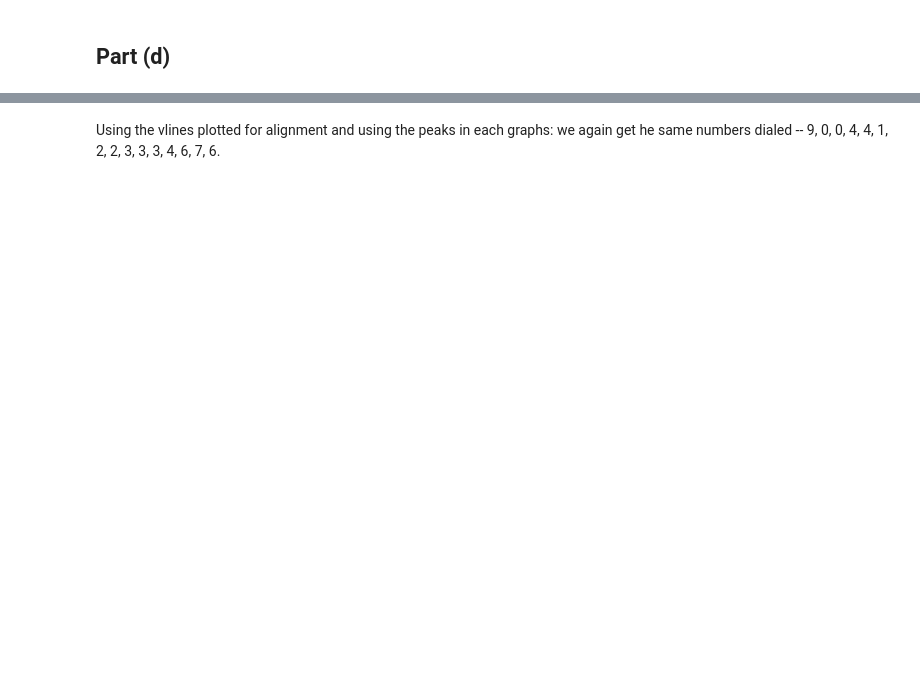
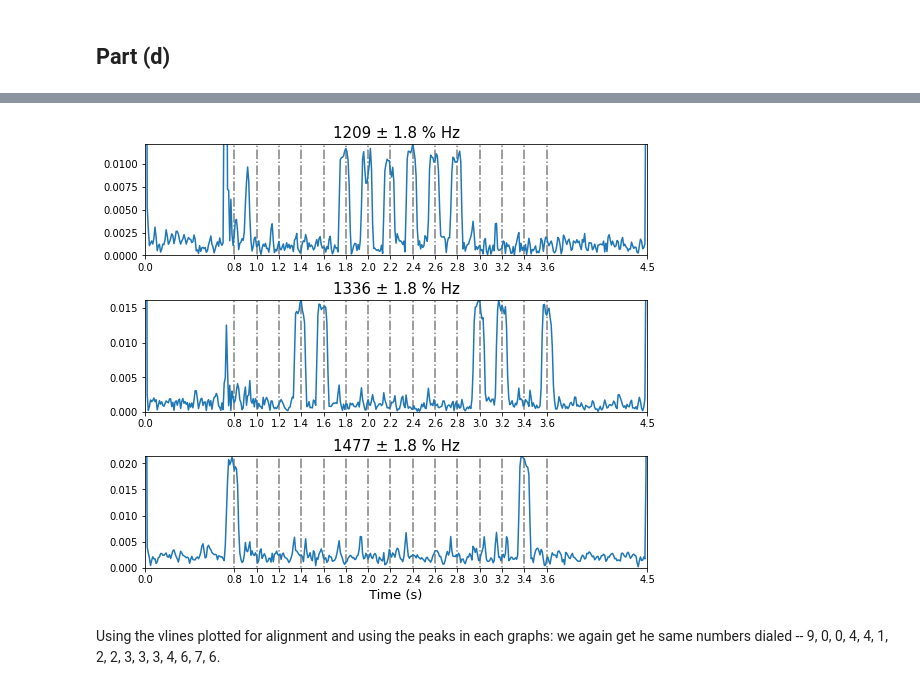
Before and after one commit to DasAnish/DSP_assignments, a Jupyter notebook: ad945_assignment_2.ipynb, the cells around one changed output, grey strips where cells are left out. Drawn from its saved outputs; the diff is of its cells as text; code cells hidden in the pictures; blank space fills up the shorter version.

```diff
--- a/ad945_assignment_2.ipynb
+++ b/ad945_assignment_2.ipynb
@@ -225,2 +219,6 @@ plot_waveform()
+# %%
+plot_waveform([4, 5, 6])
+# %% [output]
+[figure, added]
 # %% [markdown]
 Using the vlines plotted for alignment and using the peaks in each graphs: we again get he same numbers dialed -- 9, 0, 0, 4, 4, 1, 2, 2, 3, 3, 3, 4, 6, 7, 6.
```
Also changed, not shown: parts of 14 cells of this notebook.
